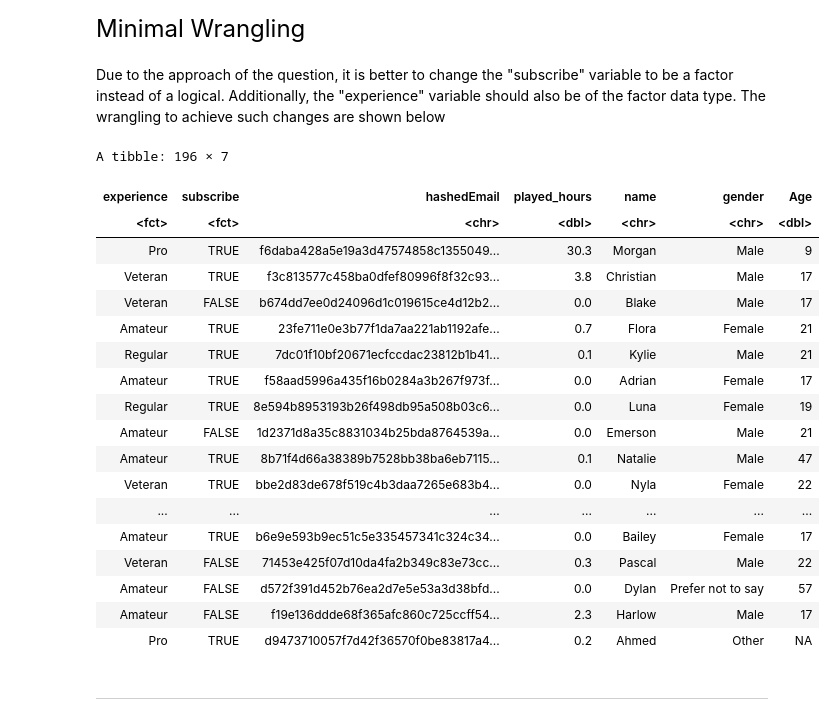
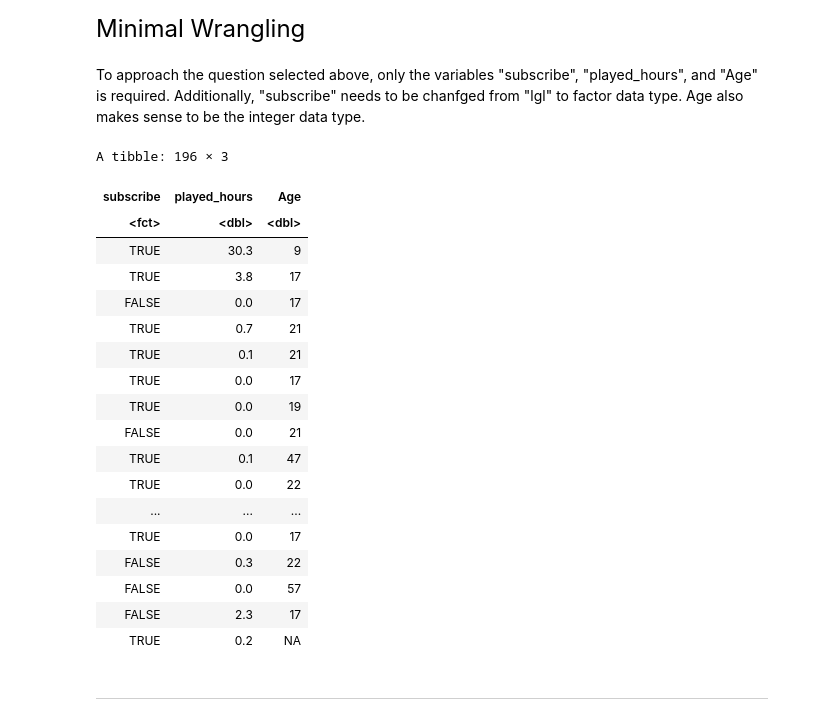
Before and after one commit to incoqnitoo/dsci_project_individual, a Jupyter notebook: planning_report.ipynb, the cells around one changed output. Drawn from its saved outputs; the diff is of its cells as text; code cells hidden in the pictures.

```diff
--- a/planning_report.ipynb
+++ b/planning_report.ipynb
@@ -393,36 +393,36 @@ A spec_tbl_df: 196 × 7
 # %% [markdown]
 <font size="5"> Minimal Wrangling
 # %% [markdown]
-Due to the approach of the question, it is better to change the "subscribe" variable to be a factor instead of a logical. Additionally, the "experience" variable should also be of the factor data type. The wrangling to achieve such changes are shown below
+To approach the question selected above, only the variables "subscribe", "played_hours", and "Age" is required. Additionally, "subscribe" needs to be chanfged from "lgl" to factor data type. Age also makes sense to be the integer data type.
 # %%
-# changing "subscribe" from lgl to fct, and changing "experience" from chr to fct, and renaming "Age" to "age"
+# Selecting the required columns, and making changes to data types
 players_tidy <- players |>
-    mutate(subscribe = as_factor(subscribe)) |>
-    mutate(experience = as_factor(experience))
+    select(subscribe, played_hours, Age) |>
+    mutate(subscribe = as_factor(subscribe))
 
 # changing the name of the new and wrangled data frame back to the original name of the data frame for simplicity
 players <- players_tidy
 players
 # %% [output]
-A tibble: 196 × 7
+A tibble: 196 × 3
-| experience | subscribe | hashedEmail | played_hours | name | gender | Age |
-| <fct> | <fct> | <chr> | <dbl> | <chr> | <chr> | <dbl> |
-| Pro | TRUE | f6daba428a5e19a3d47574858c1355049... | 30.3 | Morgan | Male | 9 |
-| Veteran | TRUE | f3c813577c458ba0dfef80996f8f32c93... | 3.8 | Christian | Male | 17 |
-| Veteran | FALSE | b674dd7ee0d24096d1c019615ce4d12b2... | 0.0 | Blake | Male | 17 |
-| Amateur | TRUE | 23fe711e0e3b77f1da7aa221ab1192afe... | 0.7 | Flora | Female | 21 |
-| Regular | TRUE | 7dc01f10bf20671ecfccdac23812b1b41... | 0.1 | Kylie | Male | 21 |
-| Amateur | TRUE | f58aad5996a435f16b0284a3b267f973f... | 0.0 | Adrian | Female | 17 |
-| Regular | TRUE | 8e594b8953193b26f498db95a508b03c6... | 0.0 | Luna | Female | 19 |
-| Amateur | FALSE | 1d2371d8a35c8831034b25bda8764539a... | 0.0 | Emerson | Male | 21 |
-| Amateur | TRUE | 8b71f4d66a38389b7528bb38ba6eb7115... | 0.1 | Natalie | Male | 47 |
-| Veteran | TRUE | bbe2d83de678f519c4b3daa7265e683b4... | 0.0 | Nyla | Female | 22 |
-| ... | ... | ... | ... | ... | ... | ... |
-| Amateur | TRUE | b6e9e593b9ec51c5e335457341c324c34... | 0.0 | Bailey | Female | 17 |
-| Veteran | FALSE | 71453e425f07d10da4fa2b349c83e73cc... | 0.3 | Pascal | Male | 22 |
-| Amateur | FALSE | d572f391d452b76ea2d7e5e53a3d38bfd... | 0.0 | Dylan | Prefer not to say | 57 |
-| Amateur | FALSE | f19e136ddde68f365afc860c725ccff54... | 2.3 | Harlow | Male | 17 |
-| Pro | TRUE | d9473710057f7d42f36570f0be83817a4... | 0.2 | Ahmed | Other | NA |
+| subscribe | played_hours | Age |
+| <fct> | <dbl> | <dbl> |
+| TRUE | 30.3 | 9 |
+| TRUE | 3.8 | 17 |
+| FALSE | 0.0 | 17 |
+| TRUE | 0.7 | 21 |
+| TRUE | 0.1 | 21 |
+| TRUE | 0.0 | 17 |
+| TRUE | 0.0 | 19 |
+| FALSE | 0.0 | 21 |
+| TRUE | 0.1 | 47 |
+| TRUE | 0.0 | 22 |
+| ... | ... | ... |
+| TRUE | 0.0 | 17 |
+| FALSE | 0.3 | 22 |
+| FALSE | 0.0 | 57 |
+| FALSE | 2.3 | 17 |
+| TRUE | 0.2 | NA |
 # %% [markdown]
 --------------------
 # %% [markdown]
```
Also changed, not shown: parts of 13 cells of this notebook.
